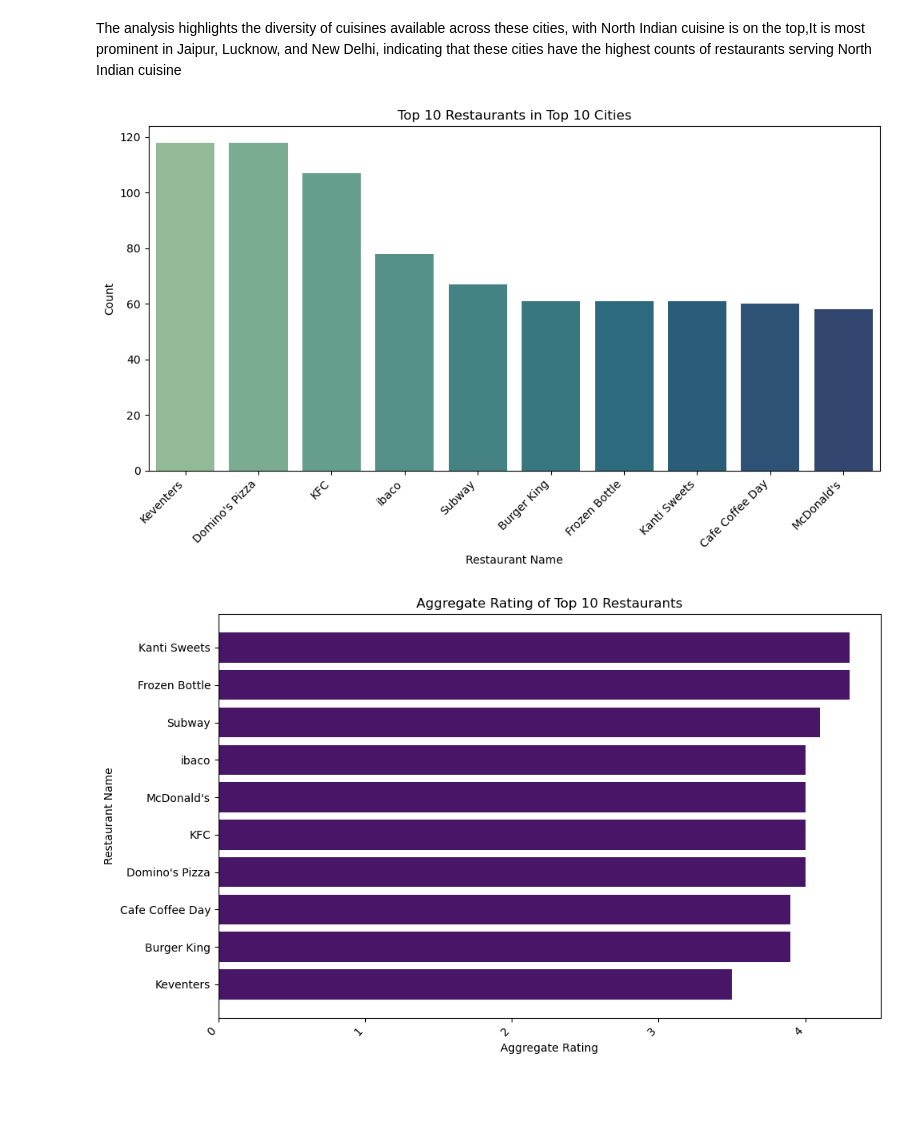
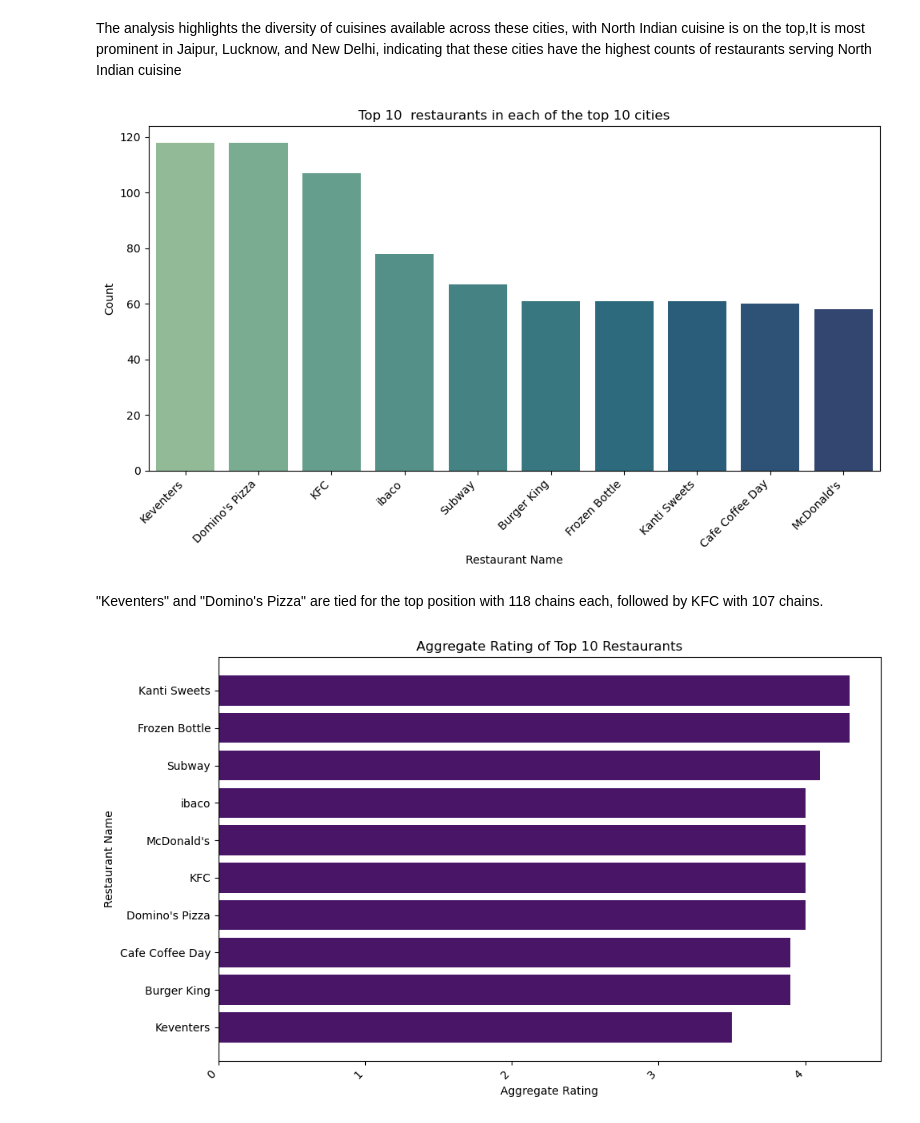
Before and after one commit to Irummumtaz/EDA, a Jupyter notebook: Zomato Marketing Campaign using EDA.ipynb, the cells around one changed output. Saved outputs shown, nothing was run; the diff lists cells and outputs as text; code cells hidden in the pictures; blank space fills up the shorter version.

```diff
--- a/Zomato Marketing Campaign using EDA.ipynb
+++ b/Zomato Marketing Campaign using EDA.ipynb
@@ -729,37 +723,38 @@ plt.show()
 The analysis highlights the diversity of cuisines available across these cities, with North Indian cuisine is on the top,It is most prominent in Jaipur, Lucknow, and New Delhi, indicating that these cities have the highest counts of restaurants serving North Indian cuisine
 # %%
 # Identify major competitors in each region based on cuisine, pricing, and ratings.
-#further restaurant name of top city their pricerange and rating  and cuisine
+
 
 import matplotlib.pyplot as plt
 import seaborn as sns
 
 # Count the number of restaurants per city
 restaurant_counts = df.groupby('city')['name'].count()
 
 # Select the top 10 cities
 top_10_cities = restaurant_counts.sort_values(ascending=False).head(10)
 
 # Filter the DataFrame to include only the restaurants from the top 10 cities
 top_restaurants_in_top_cities = df[df['city'].isin(top_10_cities.index)]
 
 # Count occurrences of each restaurant name within the top cities
 restaurant_name_counts = top_restaurants_in_top_cities['name'].value_counts()
 
 # Get the top 10 restaurant names with the highest value counts
 top_10_restaurant_names = restaurant_name_counts.head(10)
 
-# Plotting the top 10 restaurants in the top 10 cities
 plt.figure(figsize=(10, 6))
 sns.barplot(x=top_10_restaurant_names.index, y=top_10_restaurant_names.values, palette='crest')
 plt.xlabel('Restaurant Name')
 plt.ylabel('Count')
-plt.title('Top-rated restaurants in each of the top 10 cities')
+plt.title('Top 10  restaurants in each of the top 10 cities')
 plt.xticks(rotation=45, ha='right')
 plt.tight_layout()
 plt.show()
 # %% [output]
-[figure, old version]
+[figure, new version]
+# %% [markdown]
+"Keventers" and "Domino's Pizza" are tied for the top position with 118 chains each, followed by KFC with 107 chains.
 # %%
 import matplotlib.pyplot as plt
 import seaborn as sns
```
Also changed, not shown: parts of 3 cells of this notebook.
